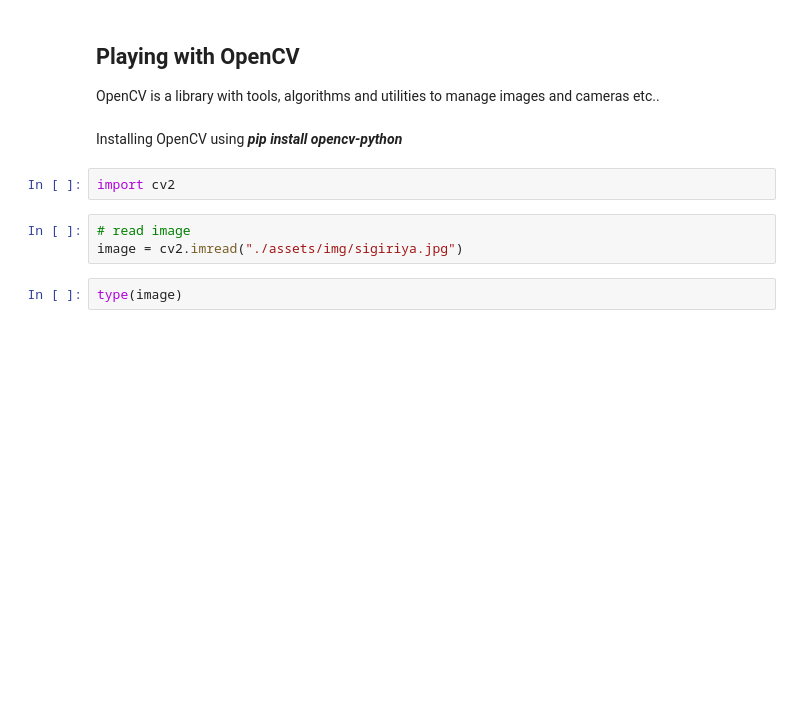
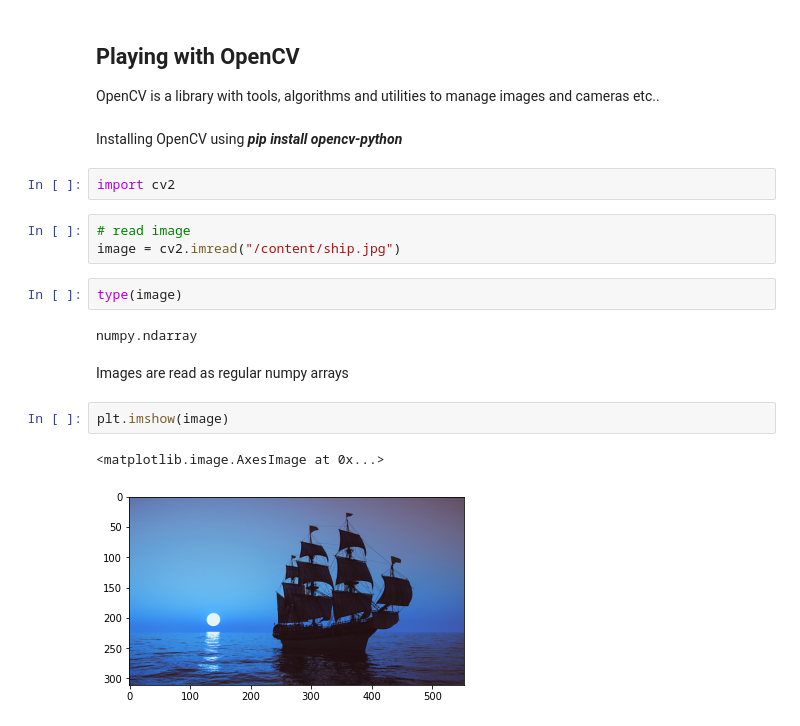
Before and after one commit to AbdulQadir98/Image-Processing, a Jupyter notebook: ImageProcessing.ipynb, the cells around one changed output. Cells and saved outputs as stored; diff of their text form; blank space fills up the shorter version.

```diff
--- a/ImageProcessing.ipynb
+++ b/ImageProcessing.ipynb
@@ -53,6 +53,15 @@ using ***pip install opencv-python***
 import cv2
 # %%
 # read image
-image = cv2.imread("./assets/img/sigiriya.jpg")
+image = cv2.imread("/content/ship.jpg")
 # %%
 type(image)
+# %% [output]
+numpy.ndarray
+# %% [markdown]
+Images are read as regular numpy arrays
+# %%
+plt.imshow(image)
+# %% [output]
+<matplotlib.image.AxesImage at 0x...>
+[figure, added]
```
Also changed, not shown: parts of 6 cells of this notebook.
